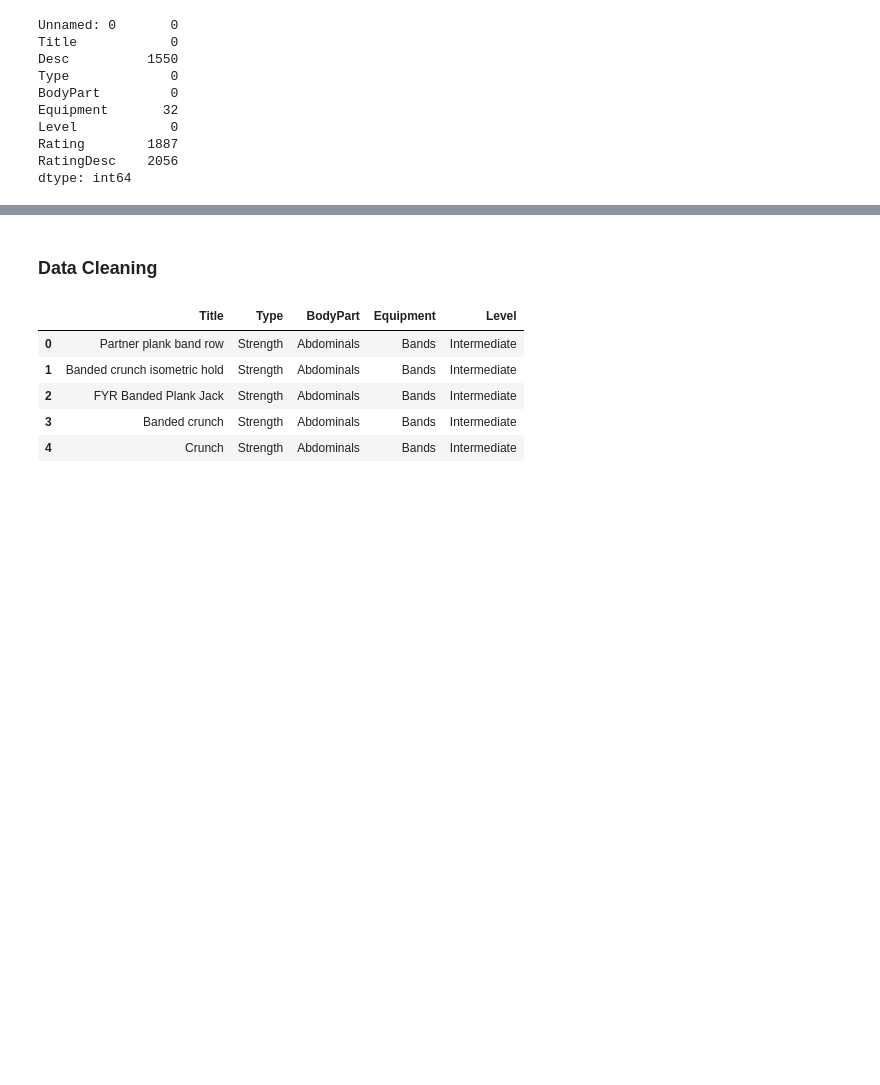
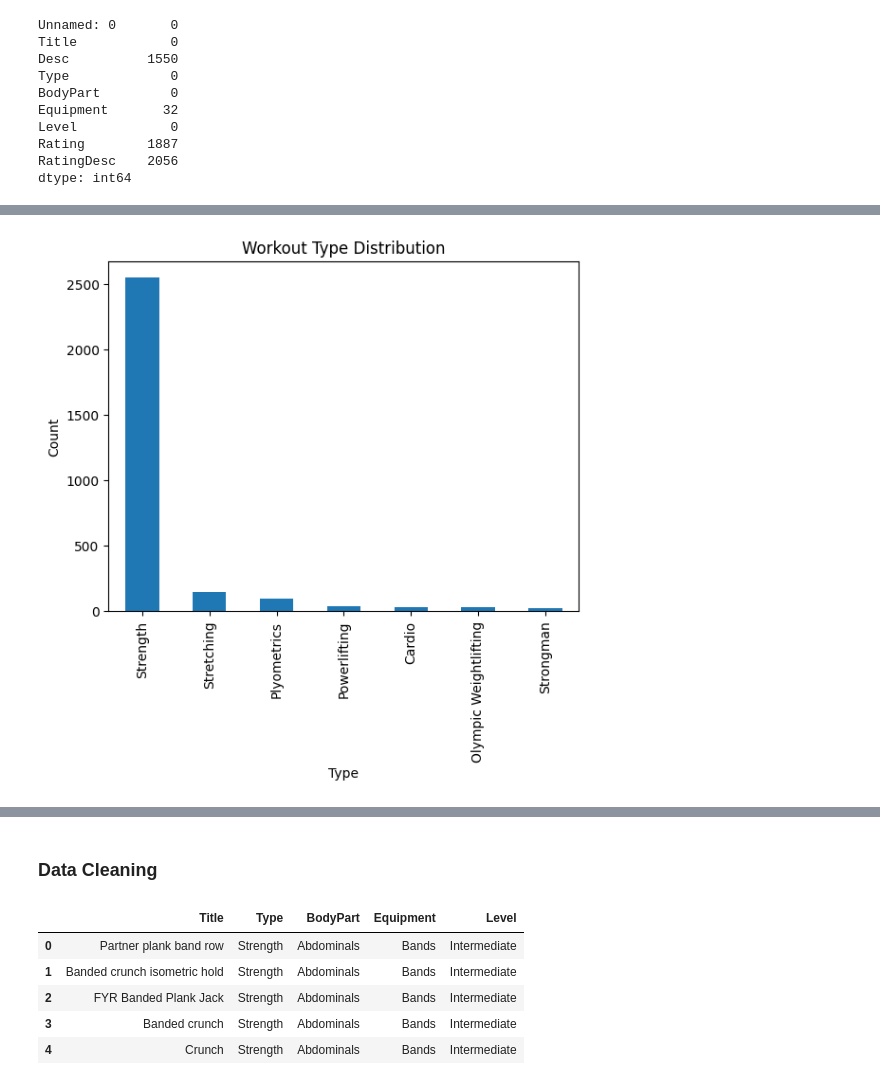
Before and after one commit to aliciaajsp/AIWorkoutRecommendation-FinalProjectML, a Jupyter notebook: Model AI Workout Recommendation/model_workout_recommendation.ipynb, the cells around one changed output, grey strips where cells are left out. Saved outputs shown, nothing was run; the diff lists cells and outputs as text; code cells hidden in the pictures; blank space fills up the shorter version.

```diff
--- a/Model AI Workout Recommendation/model_workout_recommendation.ipynb
+++ b/Model AI Workout Recommendation/model_workout_recommendation.ipynb
@@ -54,0 +88,8 @@ dtype: int64
+# %%
+exercise_df["Type"].value_counts().plot(kind="bar")
+plt.title("Workout Type Distribution")
+plt.xlabel("Type")
+plt.ylabel("Count")
+plt.show()
+# %% [output]
+[figure, added]
```
Also changed, not shown: parts of 35 cells of this notebook, 15 other files.
